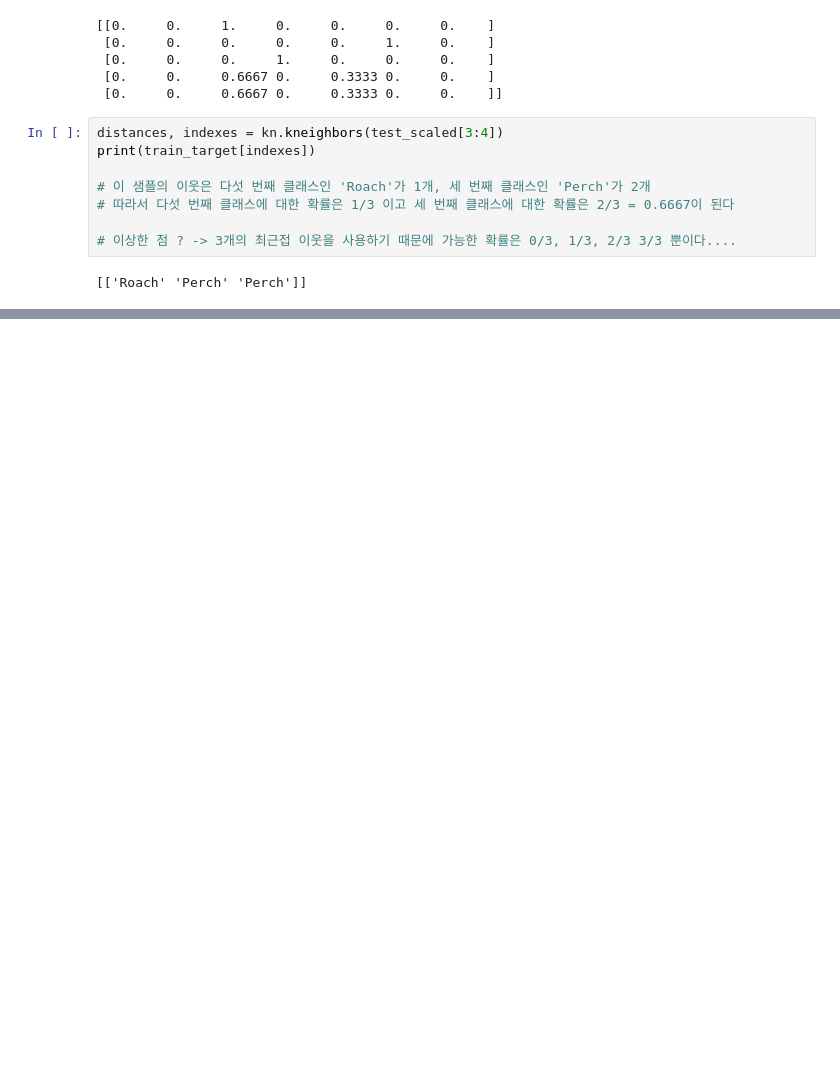
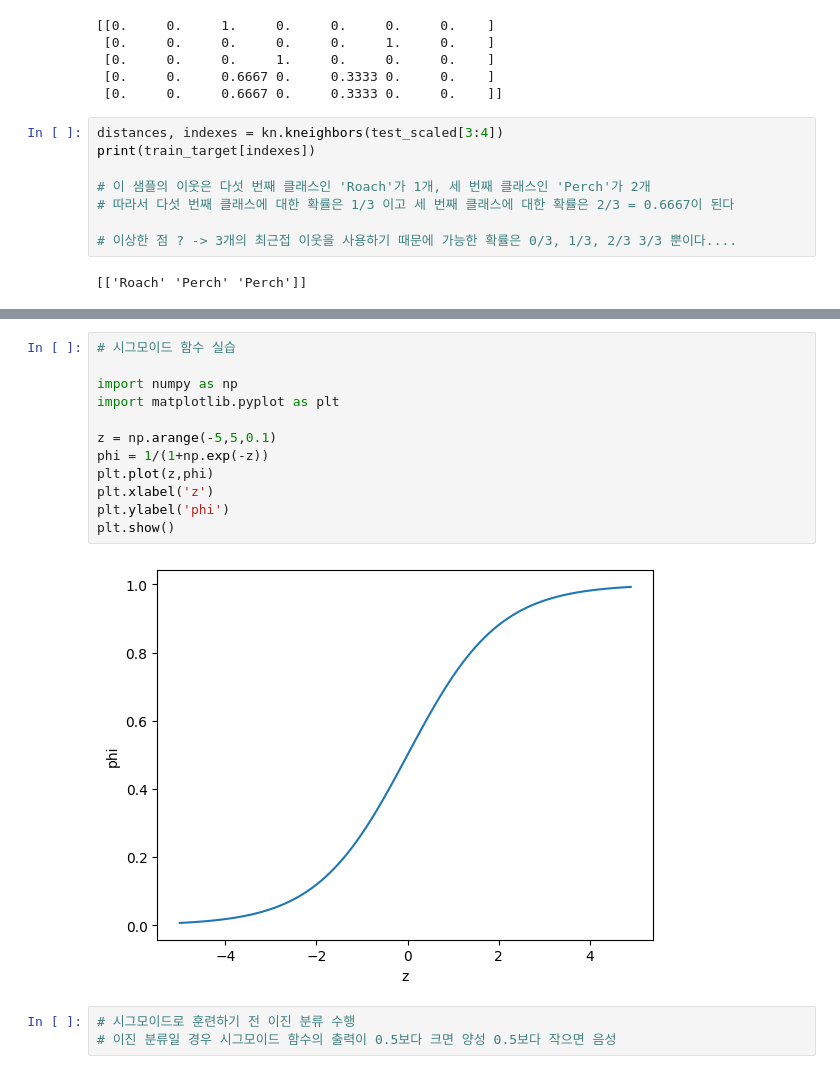
Before and after one commit to jxxngho/HG_MLDL, a Jupyter notebook: 04_1_Logistic_regression.ipynb, the cells around one changed output, grey strips where cells are left out. Cells and saved outputs as stored; diff of their text form; blank space fills up the shorter version.

```diff
--- a/04_1_Logistic_regression.ipynb
+++ b/04_1_Logistic_regression.ipynb
@@ -99,0 +114,17 @@ print(train_target[indexes])
+# %%
+# 시그모이드 함수 실습
+
+import numpy as np
+import matplotlib.pyplot as plt
+
+z = np.arange(-5,5,0.1)
+phi = 1/(1+np.exp(-z))
+plt.plot(z,phi)
+plt.xlabel('z')
+plt.ylabel('phi')
+plt.show()
+# %% [output]
+[figure, added]
+# %%
+# 시그모이드로 훈련하기 전 이진 분류 수행
+# 이진 분류일 경우 시그모이드 함수의 출력이 0.5보다 크면 양성 0.5보다 작으면 음성
```
Also changed, not shown: parts of 25 cells of this notebook.
